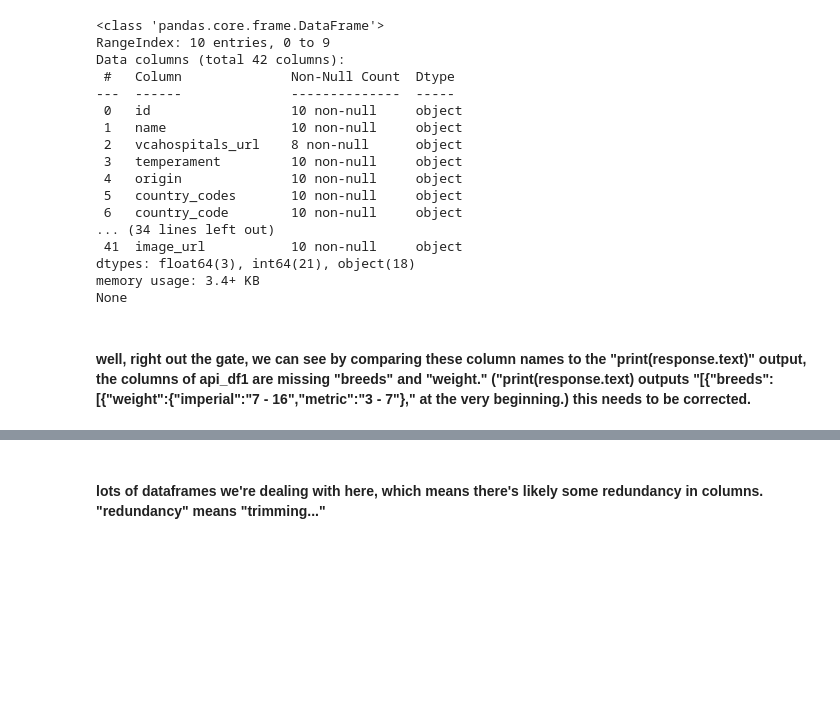
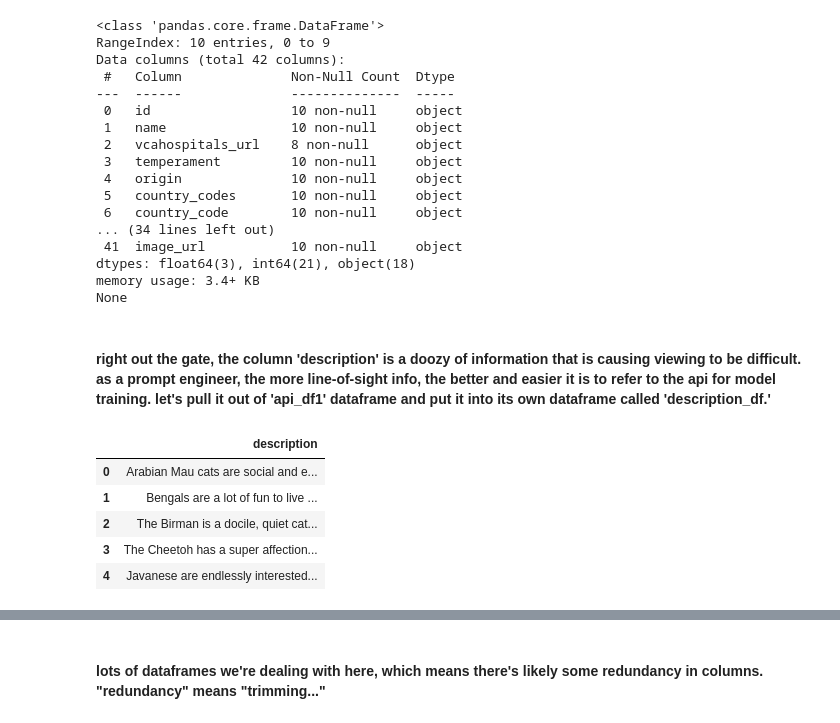
Before and after one commit to npj210mlk/new_api_tutorial, a Jupyter notebook: cat_chat.ipynb, the cells around one changed output, grey strips where cells are left out. Drawn from its saved outputs; the diff is of its cells as text; code cells hidden in the pictures; blank space fills up the shorter version.

```diff
--- a/cat_chat.ipynb
+++ b/cat_chat.ipynb
@@ -103,4 +115,17 @@ dtypes: float64(3), int64(21), object(18)
 memory usage: 3.4+ KB
 None
 # %% [markdown]
-#### well, right out the gate, we can see by comparing these column names  to the "print(response.text)" output, the columns of api_df1 are missing "breeds" and "weight." ("print(response.text) outputs "[{"breeds":[{"weight":{"imperial":"7 - 16","metric":"3 - 7"}," at the very beginning.) this needs to be corrected.
+#### right out the gate, the column 'description' is a doozy of information that is causing viewing to be difficult. as a prompt engineer, the more line-of-sight info, the better and easier it is to refer to the api for model training. let's pull it out of 'api_df1' dataframe and put it into its own dataframe called 'description_df.'
+# %%
+# just using a single column, so not really worried about any chained assignment
+description_df = api_df1[["description"]]
+
+# take a look
+description_df.head()
+# %% [output]
+|  | description |
+| 0 | Arabian Mau cats are social and e... |
+| 1 | Bengals are a lot of fun to live ... |
+| 2 | The Birman is a docile, quiet cat... |
+| 3 | The Cheetoh has a super affection... |
+| 4 | Javanese are endlessly interested... |
```
Also changed, not shown: parts of 34 cells of this notebook, 2 other files.
